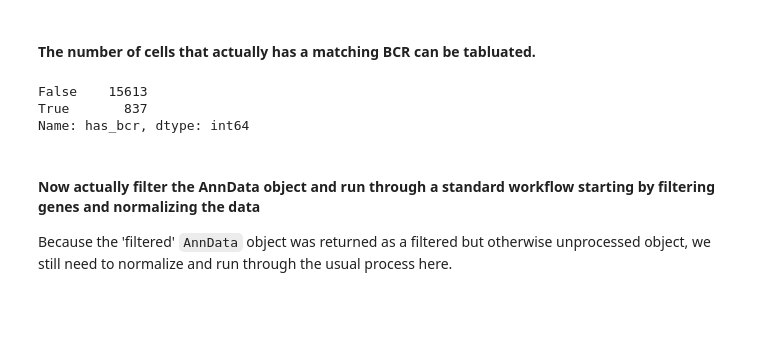
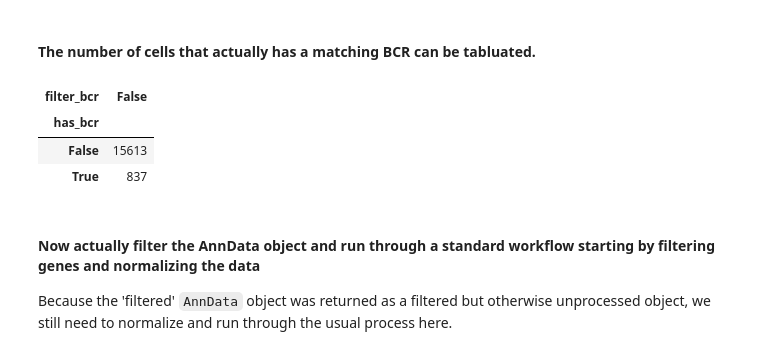
Before and after one commit to zktuong/dandelion, a Jupyter notebook: notebooks/2_dandelion_filtering-10x data.ipynb, the cells around one changed output. Drawn from its saved outputs; the diff is of its cells as text; code cells hidden in the pictures; blank space fills up the shorter version.

Commit message:
Update 2_dandelion_filtering-10x data.ipynb
added new information on the filter columns

```diff
--- a/notebooks/2_dandelion_filtering-10x data.ipynb
+++ b/notebooks/2_dandelion_filtering-10x data.ipynb
@@ -168,11 +183,12 @@ View of AnnData object with n_obs × n_vars = 16450 × 31915
 # %% [markdown]
 #### The number of cells that actually has a matching BCR can be tabluated.
-# %%
-adata.obs['has_bcr'].value_counts()
-# %% [output]
-False    15613
-True       837
-Name: has_bcr, dtype: int64
+# %%
+pd.crosstab(adata.obs['has_bcr'], adata.obs['filter_bcr'])
+# %% [output]
+| filter_bcr | False |
+| has_bcr |  |
+| False | 15613 |
+| True | 837 |
 # %% [markdown]
 #### Now actually filter the AnnData object and run through a standard workflow starting by filtering genes and normalizing the data
 Because the 'filtered' `AnnData` object was returned as a filtered but otherwise unprocessed object, we still need to normalize and run through the usual process here.
```
Also changed, not shown: parts of 1 cell of this notebook.
